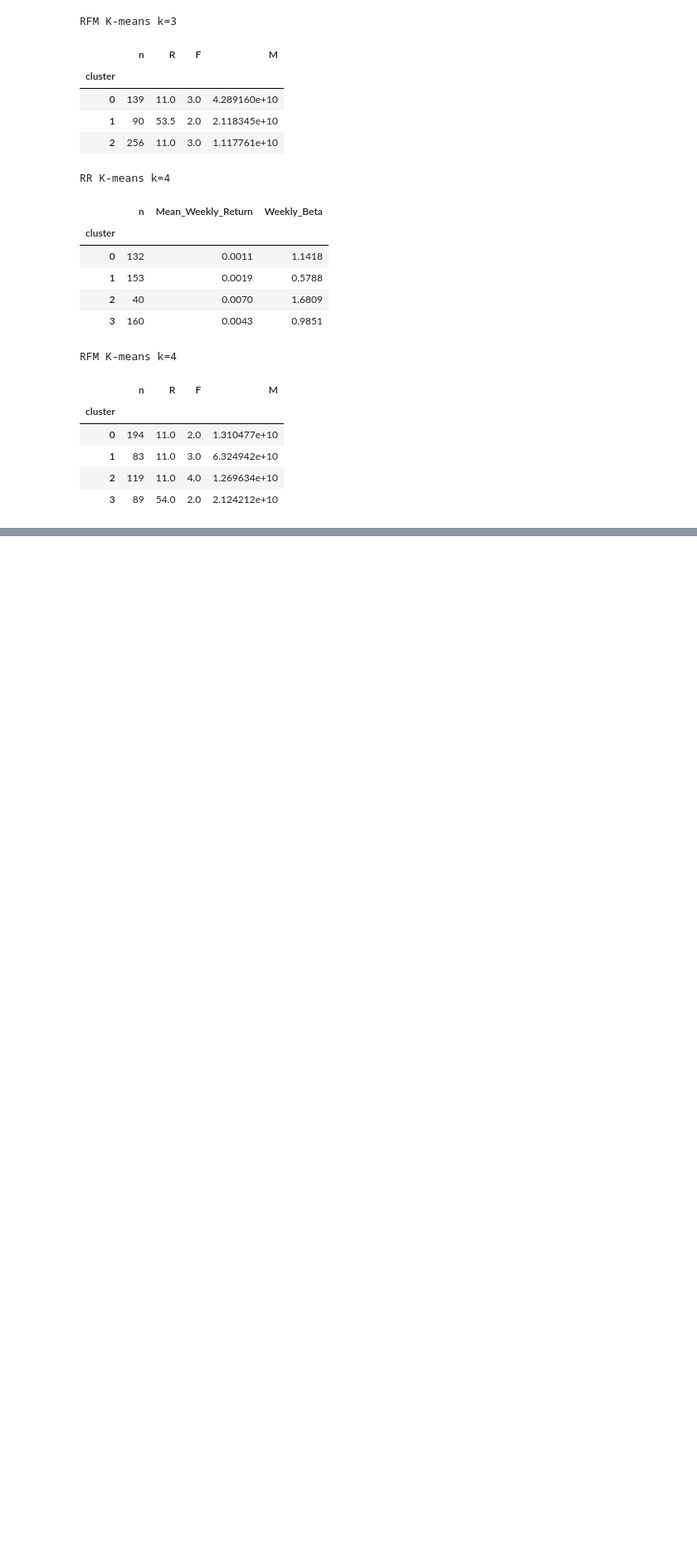
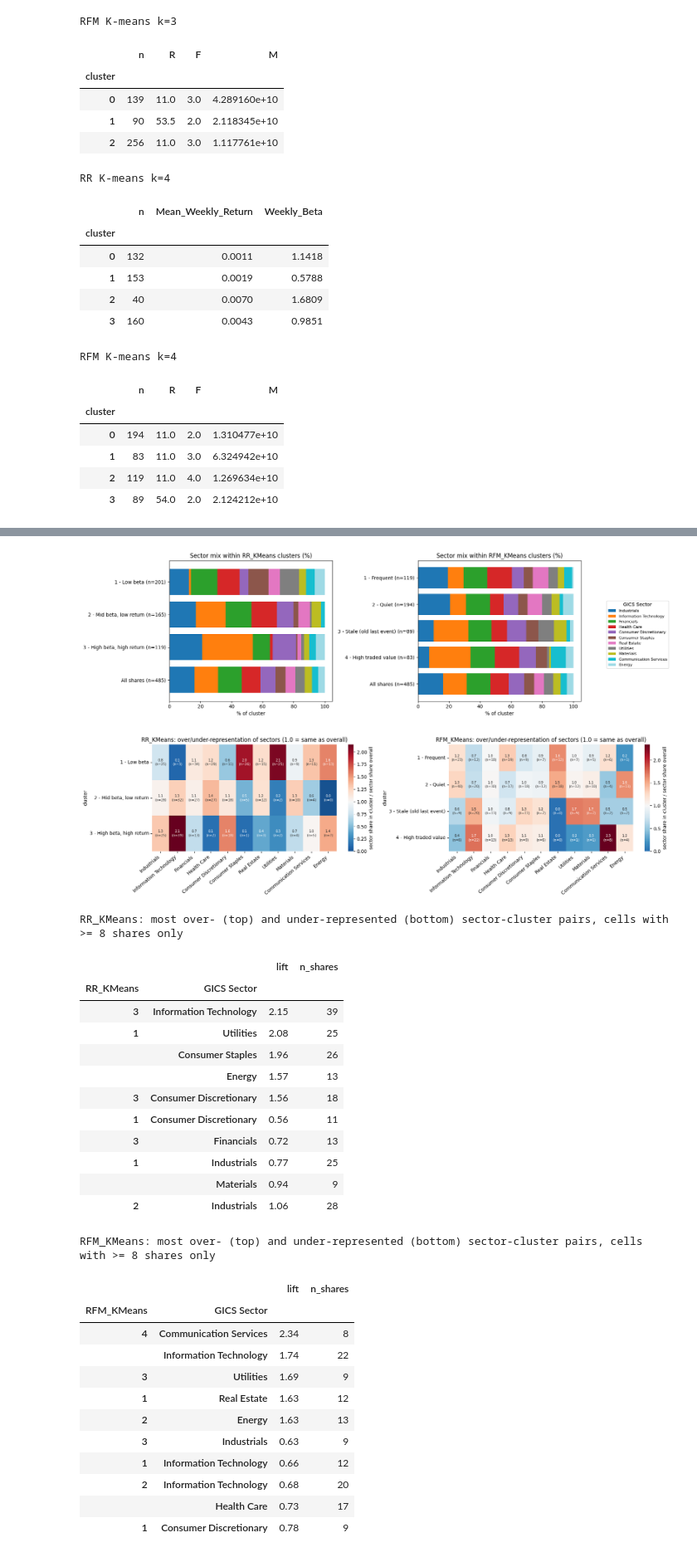
Before and after one commit to aidapassela/Market-Analysis-and-Stock-Segmentation-Using-RFM, a Jupyter notebook: CW1_Market_Analysis_and_Stock_Segmentation_Using_RFM.ipynb, the cells around one changed output, grey strips where cells are left out. Shown at 83% size. Cells and saved outputs as stored; diff of their text form; code cells hidden in the pictures; blank space fills up the shorter version.

```diff
--- a/CW1_Market_Analysis_and_Stock_Segmentation_Using_RFM.ipynb
+++ b/CW1_Market_Analysis_and_Stock_Segmentation_Using_RFM.ipynb
@@ -1402,0 +1569,78 @@ except Exception as e:
+# %%
+#3.2.1c  Sector composition of each cluster
+sector_order = assign[SECTOR].value_counts().index.tolist()
+overall_pct = (assign[SECTOR].value_counts(normalize=True) * 100).reindex(sector_order)
+
+def sector_tables(key):
+    cnt = pd.crosstab(assign[key], assign[SECTOR]).reindex(columns=sector_order, fill_value=0)
+    pct = cnt.div(cnt.sum(axis=1), axis=0) * 100
+    lift = pct / overall_pct                                   # >1 over-represented, <1 under-represented
+    return cnt, pct, lift
+
+fig, axes = plt.subplots(1, 2, figsize=(17, 5), sharex=True)
+for ax, key in zip(axes, [RR_KEY, RFM_KEY]):
+    cnt, pct, lift = sector_tables(key)
+    bars = pd.concat([pct, overall_pct.to_frame("All shares").T])
+    bars.index = [f"{cname(key, i)} (n={cnt.loc[i].sum()})" if i != "All shares" else f"All shares (n={len(assign)})" for i in bars.index]
+    bars.plot(kind="barh", stacked=True, colormap="tab20", ax=ax, width=0.8, legend=False)
+    ax.set_title(f"Sector mix within {key} clusters (%)"); ax.set_xlabel("% of cluster"); ax.invert_yaxis()
+h, l = axes[0].get_legend_handles_labels()
+fig.legend(h, l, loc="center right", title=SECTOR, fontsize=8)
+plt.tight_layout(rect=[0, 0, 0.86, 1]); plt.savefig("figures/task3_sector_composition_stacked.png", dpi=150, bbox_inches="tight"); plt.show()
+
+fig, axes = plt.subplots(1, 2, figsize=(18, 5))
+for ax, key in zip(axes, [RR_KEY, RFM_KEY]):
+    cnt, pct, lift = sector_tables(key)
+    annot = lift.round(1).astype(str) + "\n(n=" + cnt.astype(str) + ")"
+    lift = lift.copy(); lift.index = [cname(key, i) for i in lift.index]; annot.index = lift.index
+    sns.heatmap(lift, annot=annot, fmt="", cmap="RdBu_r", center=1, vmin=0, vmax=max(2, float(lift.max().max())),
+                cbar_kws={"label": "sector share in cluster / sector share overall"}, ax=ax, annot_kws={"size": 7})
+    ax.set_title(f"{key}: over/under-representation of sectors (1.0 = same as overall)"); ax.set_ylabel("cluster"); ax.set_xlabel("")
+    plt.setp(ax.get_xticklabels(), rotation=40, ha="right")
+plt.tight_layout(); plt.savefig("figures/task3_sector_lift_heatmaps.png", dpi=150); plt.show()
+
+def top_lifts(key, min_n=8, top=5):
+    cnt, pct, lift = sector_tables(key)
+    t = pd.DataFrame({"lift": lift.stack(), "n_shares": cnt.stack()})
+    t = t[t.n_shares >= min_n]
+    return pd.concat([t.sort_values("lift", ascending=False).head(top), t.sort_values("lift").head(top)])
+
+for key in [RR_KEY, RFM_KEY]:
+    print(f"\n{key}: most over- (top) and under-represented (bottom) sector-cluster pairs, cells with >= 8 shares only")
+    display(top_lifts(key).round(2))
+
+for key in [RR_KEY, RFM_KEY]:
+    cnt, _, _ = sector_tables(key)
+    chi2, p, dof, exp = chi2_contingency(cnt.loc[:, cnt.sum() > 0])
+    v = np.sqrt(chi2 / (cnt.values.sum() * (min(cnt.shape) - 1)))
+    print(f"{key}: sector x cluster chi-square p = {p:.3g}, Cramer's V = {v:.3f}, "
+          f"cells with expected count < 5: {(exp < 5).mean():.0%} (chi-square is only indicative when this is high)")
+# %% [output]
+[figure, added]
+[figure, added]
+RR_KMeans: most over- (top) and under-represented (bottom) sector-cluster pairs, cells with >= 8 shares only
+|  |  | lift | n_shares |
+| RR_KMeans | GICS Sector |  |  |
+| 3 | Information Technology | 2.15 | 39 |
+| 1 | Utilities | 2.08 | 25 |
+|  | Consumer Staples | 1.96 | 26 |
+|  | Energy | 1.57 | 13 |
+| 3 | Consumer Discretionary | 1.56 | 18 |
+| 1 | Consumer Discretionary | 0.56 | 11 |
+| 3 | Financials | 0.72 | 13 |
+| 1 | Industrials | 0.77 | 25 |
+|  | Materials | 0.94 | 9 |
+| 2 | Industrials | 1.06 | 28 |
+RFM_KMeans: most over- (top) and under-represented (bottom) sector-cluster pairs, cells with >= 8 shares only
+|  |  | lift | n_shares |
+| RFM_KMeans | GICS Sector |  |  |
+| 4 | Communication Services | 2.34 | 8 |
+|  | Information Technology | 1.74 | 22 |
+| 3 | Utilities | 1.69 | 9 |
+| 1 | Real Estate | 1.63 | 12 |
+| 2 | Energy | 1.63 | 13 |
+| 3 | Industrials | 0.63 | 9 |
+| 1 | Information Technology | 0.66 | 12 |
+| 2 | Information Technology | 0.68 | 20 |
+|  | Health Care | 0.73 | 17 |
+| 1 | Consumer Discretionary | 0.78 | 9 |
```
Also changed, not shown: parts of 21 cells of this notebook.
